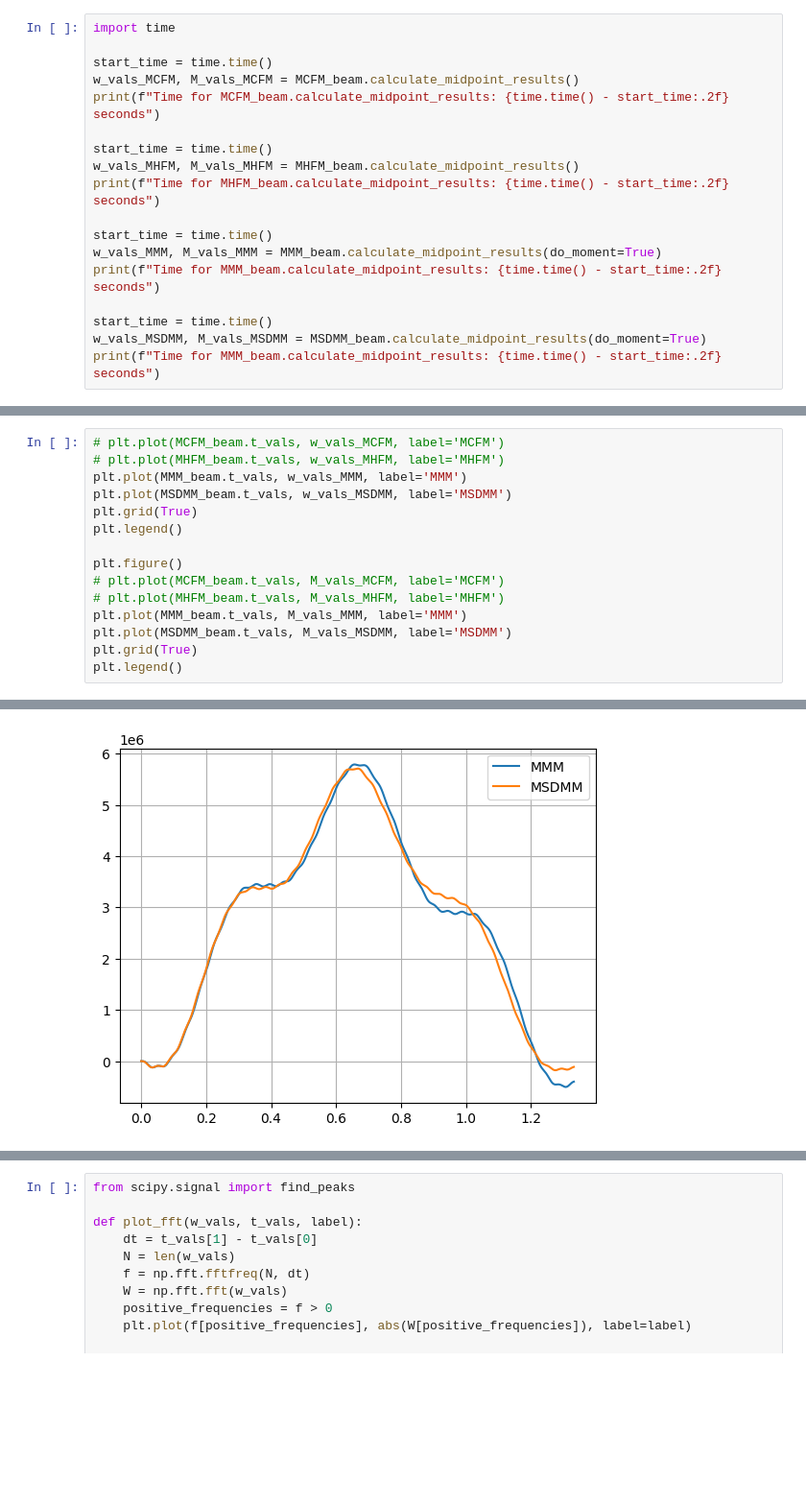
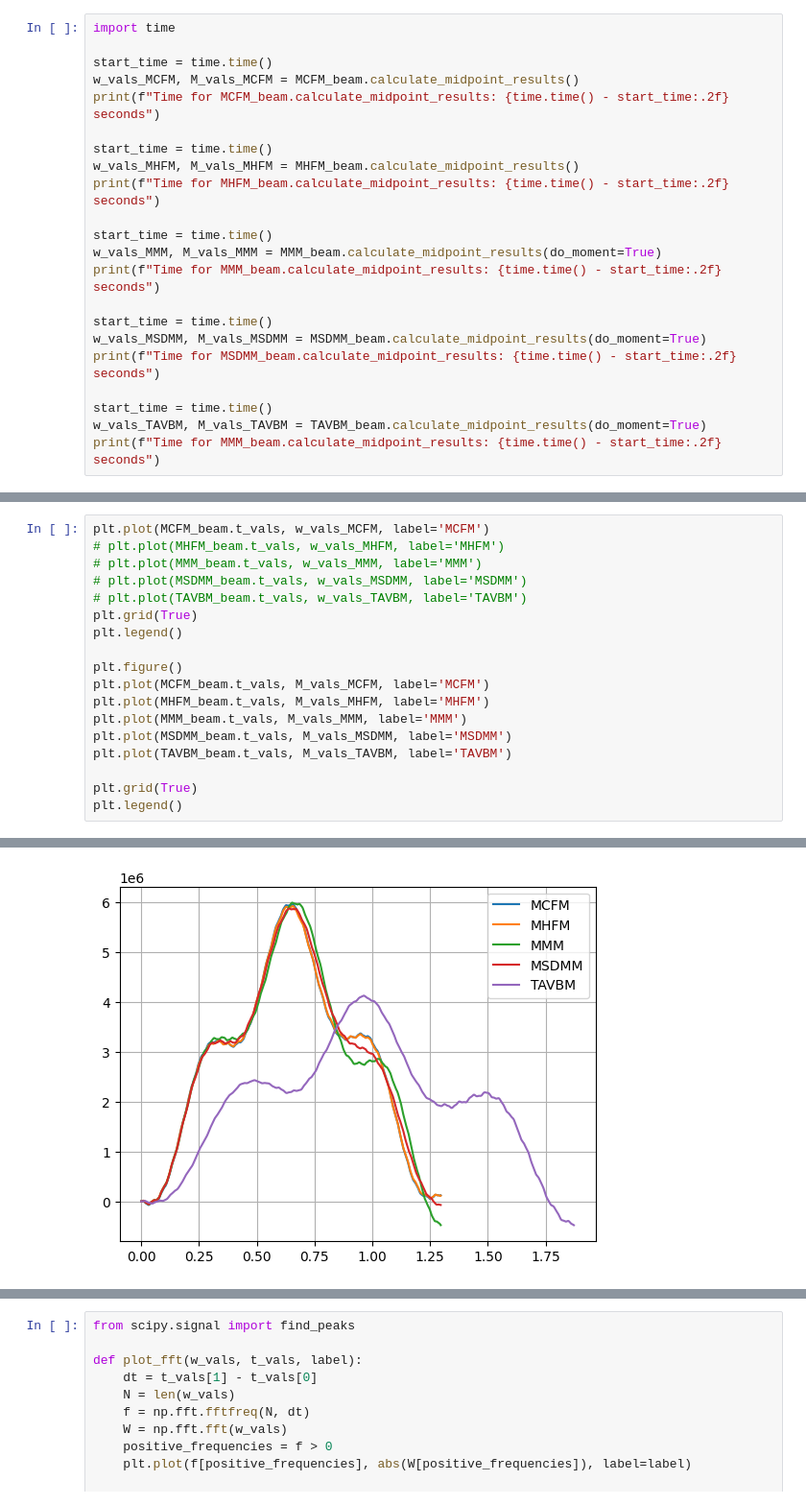
Before and after one commit to pellemutsaers/bridge_dynamics, a Jupyter notebook: compare.ipynb, the cells around one changed output, grey strips where cells are left out. Shown: that part at 96% size. Drawn from its saved outputs; the diff is of its cells as text; blank space fills up the shorter version.

```diff
--- a/compare.ipynb
+++ b/compare.ipynb
@@ -32,5 +60,9 @@ print(f"Time for MMM_beam.calculate_midpoint_results: {time.time() - start_time:
 
 start_time = time.time()
 w_vals_MSDMM, M_vals_MSDMM = MSDMM_beam.calculate_midpoint_results(do_moment=True)
+print(f"Time for MSDMM_beam.calculate_midpoint_results: {time.time() - start_time:.2f} seconds")
+
+start_time = time.time()
+w_vals_TAVBM, M_vals_TAVBM = TAVBM_beam.calculate_midpoint_results(do_moment=True)
 print(f"Time for MMM_beam.calculate_midpoint_results: {time.time() - start_time:.2f} seconds")
 # %% [output]
@@ -41,16 +74,19 @@ Time for MMM_beam.calculate_midpoint_results: 2.88 seconds
 # %%
-# plt.plot(MCFM_beam.t_vals, w_vals_MCFM, label='MCFM')
+plt.plot(MCFM_beam.t_vals, w_vals_MCFM, label='MCFM')
 # plt.plot(MHFM_beam.t_vals, w_vals_MHFM, label='MHFM')
-plt.plot(MMM_beam.t_vals, w_vals_MMM, label='MMM')
-plt.plot(MSDMM_beam.t_vals, w_vals_MSDMM, label='MSDMM')
+# plt.plot(MMM_beam.t_vals, w_vals_MMM, label='MMM')
+# plt.plot(MSDMM_beam.t_vals, w_vals_MSDMM, label='MSDMM')
+# plt.plot(TAVBM_beam.t_vals, w_vals_TAVBM, label='TAVBM')
 plt.grid(True)
 plt.legend()
 
 plt.figure()
-# plt.plot(MCFM_beam.t_vals, M_vals_MCFM, label='MCFM')
-# plt.plot(MHFM_beam.t_vals, M_vals_MHFM, label='MHFM')
+plt.plot(MCFM_beam.t_vals, M_vals_MCFM, label='MCFM')
+plt.plot(MHFM_beam.t_vals, M_vals_MHFM, label='MHFM')
 plt.plot(MMM_beam.t_vals, M_vals_MMM, label='MMM')
 plt.plot(MSDMM_beam.t_vals, M_vals_MSDMM, label='MSDMM')
+plt.plot(TAVBM_beam.t_vals, M_vals_TAVBM, label='TAVBM')
+
 plt.grid(True)
 plt.legend()
 # %% [output]
@@ -59 +95 @@ plt.legend()
-[figure, old version]
+[figure, new version]
```
Also changed, not shown: parts of 10 cells of this notebook, 2 other files.
